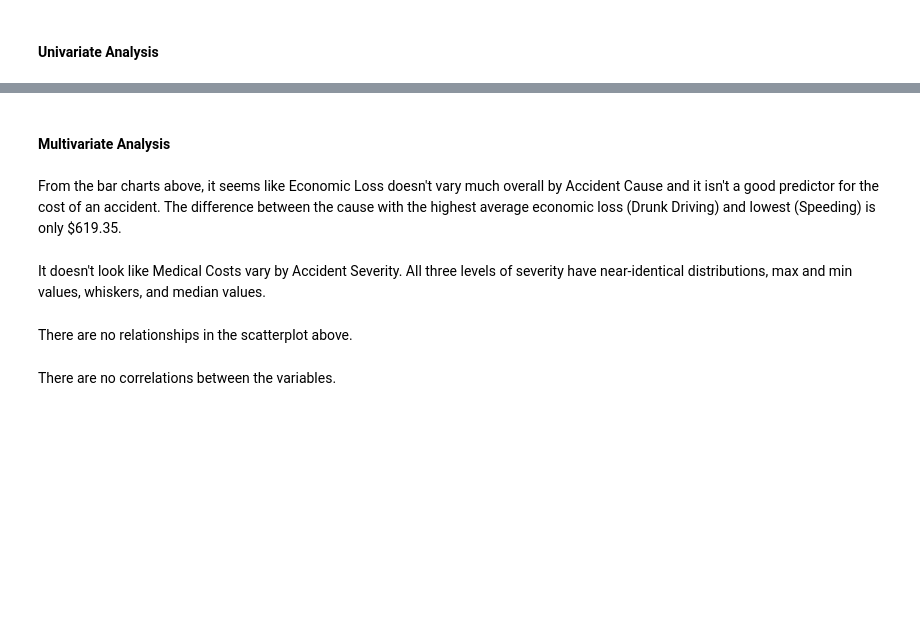
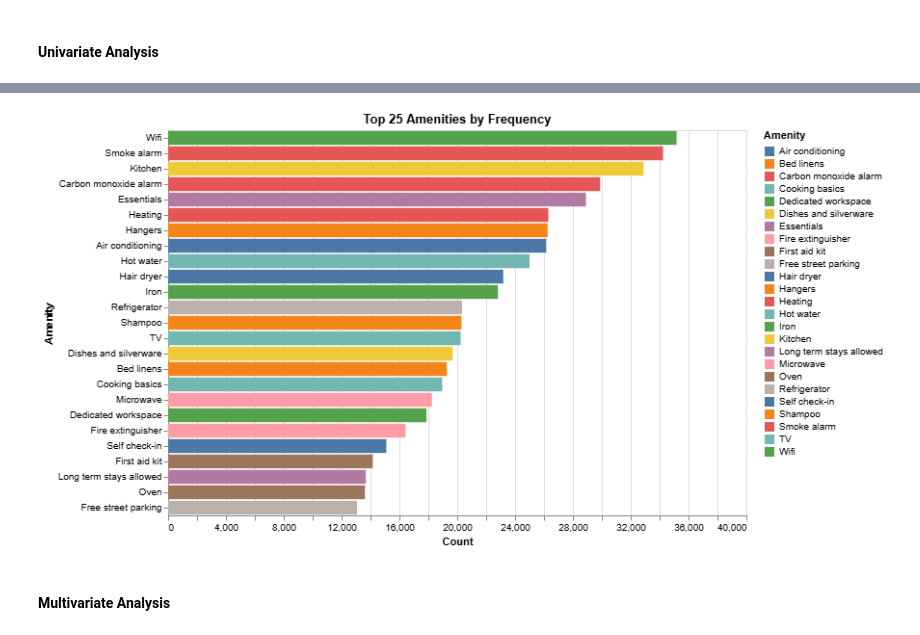
Before and after one commit to erhanjaved/airbnb, a Jupyter notebook: analysis/Carol/analysis2.ipynb, the cells around one changed output, grey strips where cells are left out. Saved outputs shown, nothing was run; the diff lists cells and outputs as text; code cells hidden in the pictures; blank space fills up the shorter version.

```diff
--- a/analysis/Carol/analysis2.ipynb
+++ b/analysis/Carol/analysis2.ipynb
@@ -144,4 +59,5 @@ df_cleaned[categorical_cols] = df_cleaned[categorical_cols].apply(lambda col: co
 # %%
+df_cleaned = prepare_dataset(df)
 df_cleaned.head()
 # %% [output]
 |  | name | description | neighborhood_overview | host_id | host_since | host_location | host_about | ... |
@@ -203,0 +144,17 @@ dtype: int64
+# %%
+# Transformation 1: Convert the list of amenities into separate binary columns
+# Convert the string representation of lists back into actual lists
+df_amenities = df_cleaned['amenities'].apply(lambda x: ast.literal_eval(x) if isinstance(x, str) else x)
+
+# Calculate the frequency of each amenity
+amenity_counts = df_amenities.explode().value_counts()
+
+# Select the top 25 amenities by frequency
+top_25_amenities = amenity_counts.head(25).index.tolist()
+
+# Concatenate the new amenity columns to df_cleaned
+amenity_columns = pd.DataFrame(
+    [[1 if amenity in x else 0 for amenity in top_25_amenities] for x in df_cleaned['amenities']],
+    columns=top_25_amenities)
+
+df_cleaned = pd.concat([df_cleaned, amenity_columns], axis=1)
@@ -235,2 +230,20 @@ medical_cost_hist | economic_loss_hist
+# %%
+# Bar chart for top 25 amenities by frequency
+top_25_amenities_df = amenity_counts.head(25).reset_index()
+top_25_amenities_df.columns = ['Amenity', 'Count']
+
+top_amenities_bar = alt.Chart(top_25_amenities_df).mark_bar().encode(
+    alt.X('Count:Q'),
+    alt.Y('Amenity:N', sort='-x'),
+    alt.Color('Amenity:N')
+).properties(
+    title='Top 25 Amenities by Frequency',
+    width=600,
+    height=400
+)
+
+top_amenities_bar
+# %% [output]
+[figure, added]
 # %% [markdown]
 #### Multivariate Analysis
@@ -252,2 +249,0 @@ causes_barchart  | causes_zoomed
-# %% [markdown]
-From the bar charts above, it seems like Economic Loss doesn't vary much overall by Accident Cause and it isn't a good predictor for the cost of an accident. The difference between the cause with the highest average economic loss (Drunk Driving) and lowest (Speeding) is only $619.35.
@@ -267,2 +249,0 @@ boxplot_medical_costs
-# %% [markdown]
-It doesn't look like Medical Costs vary by Accident Severity. All three levels of severity have near-identical distributions, max and min values, whiskers, and median values.
@@ -282,2 +249,0 @@ scatter_medical_economic
-# %% [markdown]
-There are no relationships in the scatterplot above.
@@ -304,2 +249,0 @@ heatmap
-# %% [markdown]
-There are no correlations between the variables.
```
Also changed, not shown: parts of 44 cells of this notebook, 5 other files.
